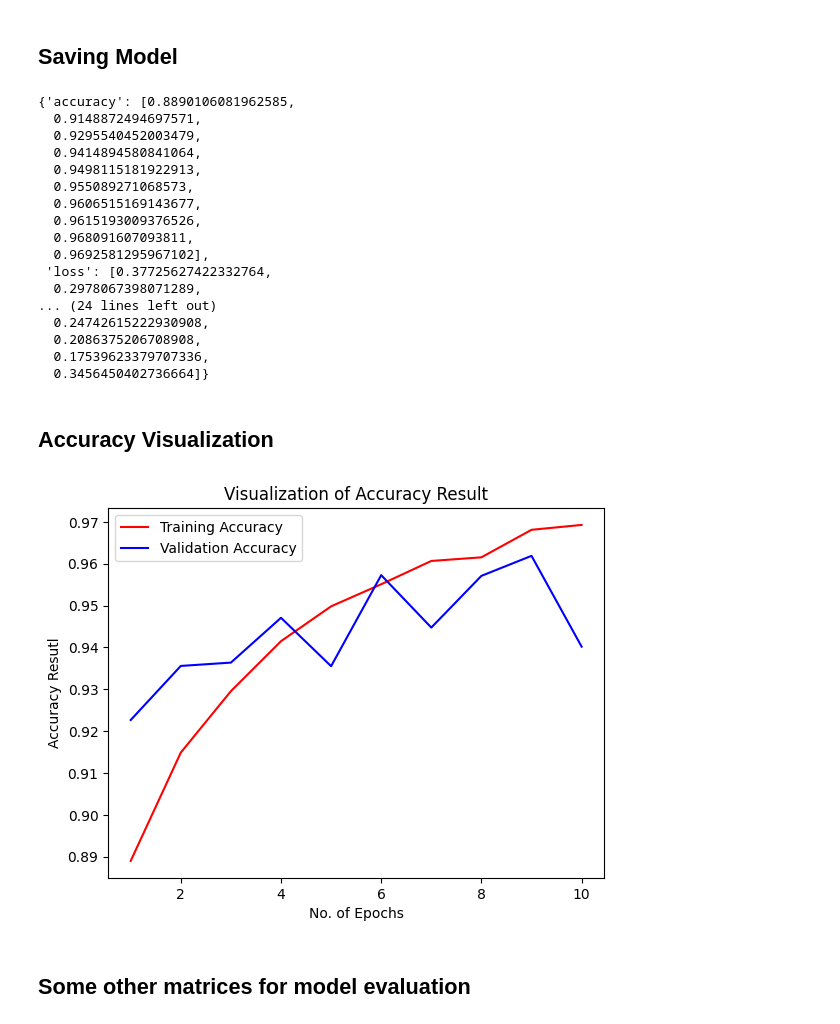
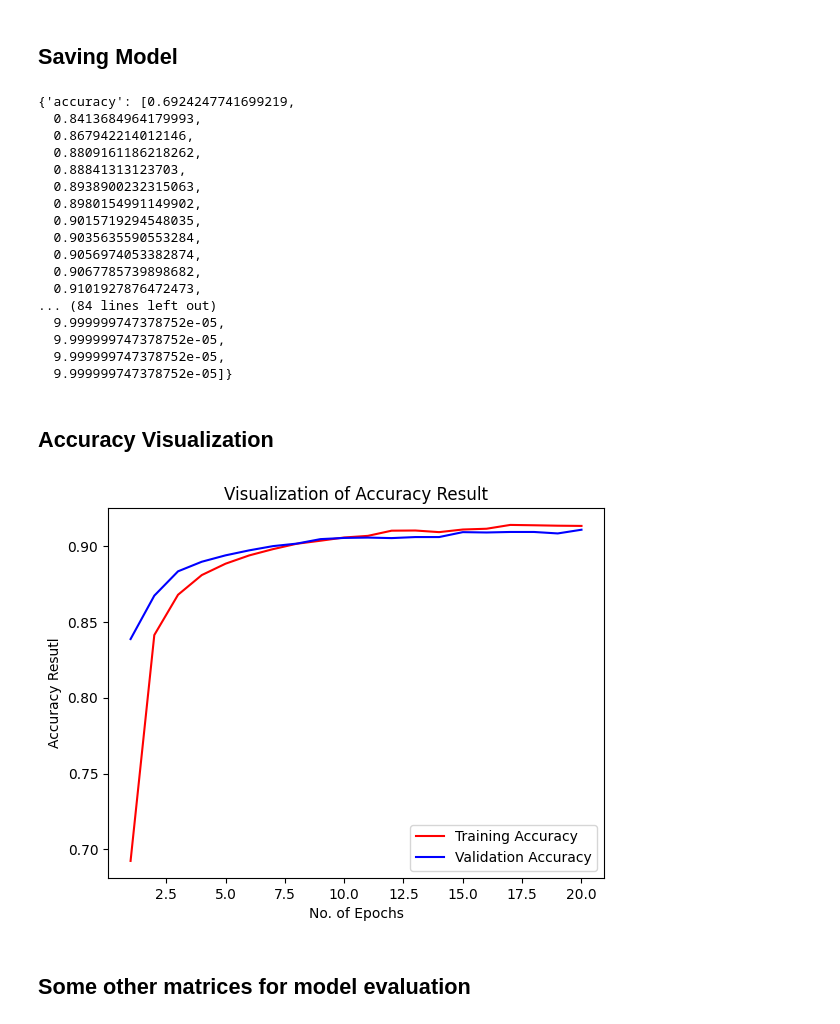
Before and after one commit to RajendraPatra7/Plant-Disease, a Jupyter notebook: trainning_module.ipynb, the cells around one changed output. Saved outputs shown, nothing was run; the diff lists cells and outputs as text; code cells hidden in the pictures.

```diff
--- a/trainning_module.ipynb
+++ b/trainning_module.ipynb
@@ -79,6 +79,7 @@ base_model.trainable = False # Freeze the base model to prevent destroying the p
 cnn = tf.keras.models.Sequential([
     tf.keras.layers.Input(shape=(128, 128, 3)),
     data_augmentation,
+    tf.keras.layers.Rescaling(1./127.5, offset=-1), # CRITICAL FIX: Scaling pixel values to [-1, 1] for MobileNetV2
     base_model,
     tf.keras.layers.GlobalAveragePooling2D(),
     tf.keras.layers.BatchNormalization(), # Added Batch Normalization here!
@@ -165,23 +182,23 @@ cnn.save("trained_model.keras")
 # %%
 training_history.history
 # %% [output]
-{'accuracy': [0.8890106081962585,
-  0.9148872494697571,
-  0.9295540452003479,
-  0.9414894580841064,
-  0.9498115181922913,
-  0.955089271068573,
-  0.9606515169143677,
-  0.9615193009376526,
-  0.968091607093811,
-  0.9692581295967102],
- 'loss': [0.37725627422332764,
-  0.2978067398071289,
-... (24 lines left out)
-  0.24742615222930908,
-  0.2086375206708908,
-  0.17539623379707336,
-  0.3456450402736664]}
+{'accuracy': [0.6924247741699219,
+  0.8413684964179993,
+  0.867942214012146,
+  0.8809161186218262,
+  0.88841313123703,
+  0.8938900232315063,
+  0.8980154991149902,
+  0.9015719294548035,
+  0.9035635590553284,
+  0.9056974053382874,
+  0.9067785739898682,
+  0.9101927876472473,
+... (84 lines left out)
+  9.999999747378752e-05,
+  9.999999747378752e-05,
+  9.999999747378752e-05,
+  9.999999747378752e-05]}
 # %%
 # Recording history in JSON
 import json
@@ -190,16 +207,16 @@ with open ("training_hist.json", "w") as f :
 # %% [markdown]
 ## Accuracy Visualization
 # %%
-epochs = [ i for i in range (1,11)]
+epochs = range(1, len(training_history.history['accuracy']) + 1)
 plt.plot(epochs, training_history.history['accuracy'], color = 'red', label = 'Training Accuracy')
 plt.plot(epochs, training_history.history['val_accuracy'], color = 'blue', label = 'Validation Accuracy')
 plt.xlabel("No. of Epochs")
 plt.ylabel("Accuracy Resutl")
 plt.title("Visualization of Accuracy Result")
 plt.legend()
 plt.show()
 # %% [output]
-[figure, old version]
+[figure, new version]
 # %% [markdown]
 ## Some other matrices for model evaluation
 # %%
```
Also changed, not shown: parts of 13 cells of this notebook, 5 other files.
